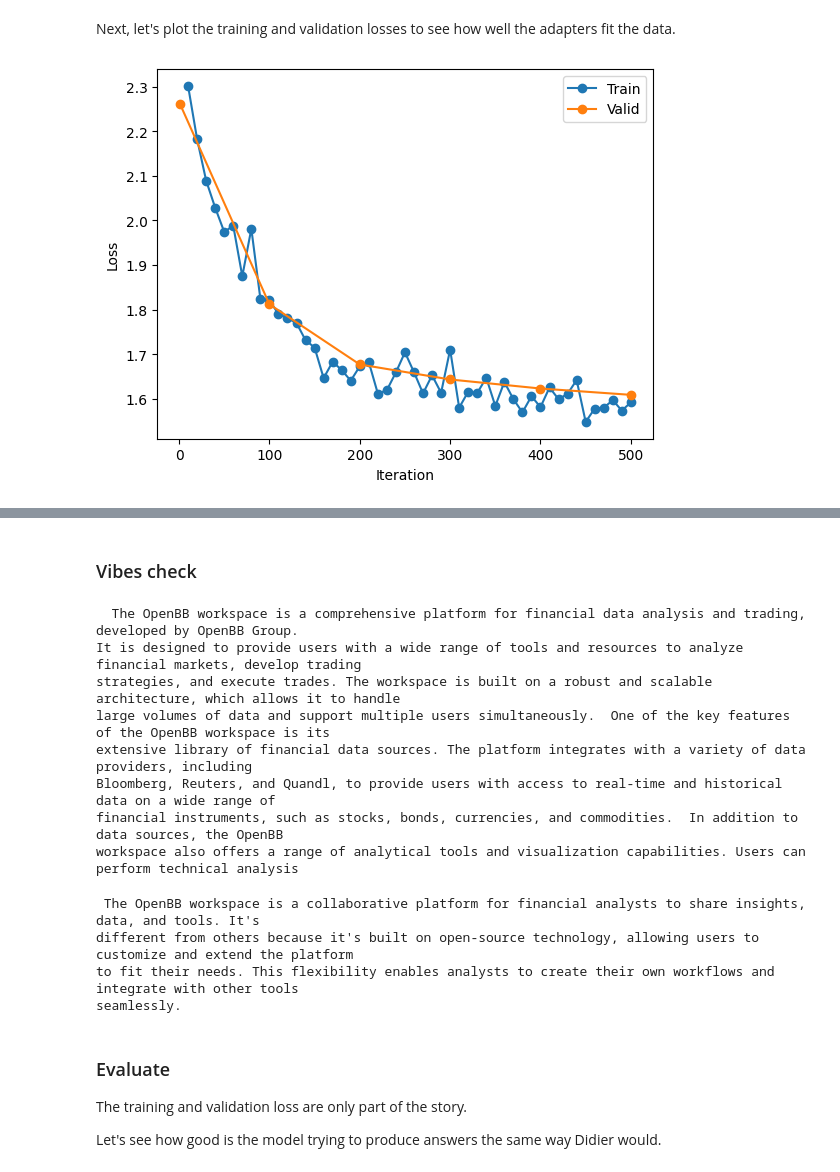
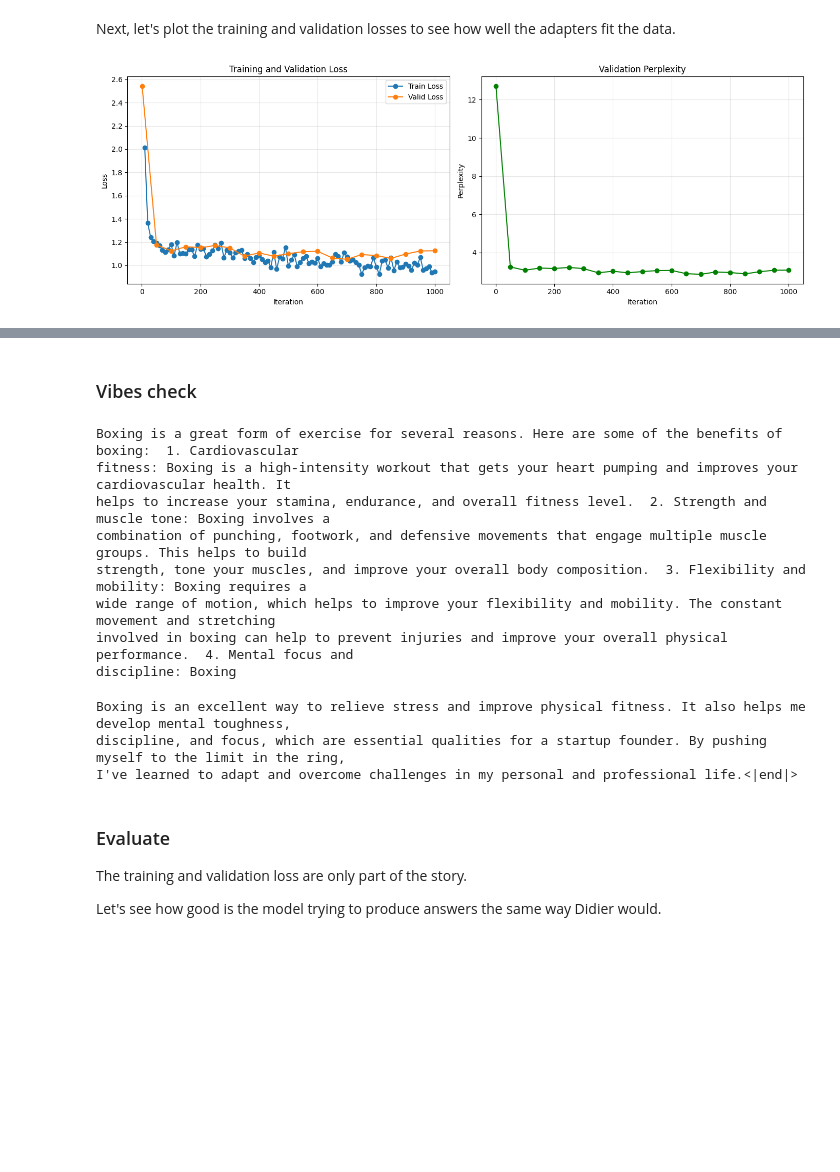
Before and after one commit to DidierRLopes/fine-tune-llm, a Jupyter notebook: fine-tune.ipynb, the cells around one changed output, grey strips where cells are left out. Cells and saved outputs as stored; diff of their text form; code cells hidden in the pictures; blank space fills up the shorter version.

Commit message:
improvements

```diff
--- a/fine-tune.ipynb
+++ b/fine-tune.ipynb
@@ -306,12 +545,15 @@ To disable this warning, you can either:
 # %% [markdown]
 Next, let's plot the training and validation losses to see how well the adapters fit the data.
 # %%
-train_its, train_losses = zip(*metrics.train_losses)
-val_its, val_losses = zip(*metrics.val_losses)
-plt.plot(train_its, train_losses, '-o')
-plt.plot(val_its, val_losses, '-o')
-plt.xlabel("Iteration")
-plt.ylabel("Loss")
-plt.legend(['Train', "Valid"]);
+# Use the enhanced plotting method from metrics
+metrics.plot_metrics()
+
+# Print final metrics summary
+if metrics.val_losses:
+    final_val_loss = metrics.val_losses[-1][1]
+    final_perplexity = np.exp(final_val_loss)
+    print(f"\nFinal validation loss: {final_val_loss:.4f}")
+    print(f"Final perplexity: {final_perplexity:.2f}")
+    print(f"Best validation loss: {metrics.best_val_loss:.4f}")
 # %% [output]
-[figure, old version]
+[figure, new version]
@@ -320,25 +565,38 @@ plt.legend(['Train', "Valid"]);
 # %%
 base_model, base_tokenizer = load(base_model_path)
 # %%
-base_model_answer = generate(base_model, base_tokenizer, "What is the OpenBB workspace? How is it different from others?", max_tokens=200)
+# Use proper Phi-3 format for generation
+prompt = (
+    f"<|system|>\n{SYSTEM_PROMPT}<|end|>\n"
+    "<|user|>\nWhy is boxing good for you?<|end|>\n"
+    "<|assistant|>"
+)
+
+base_model_answer = generate(base_model, base_tokenizer, prompt, max_tokens=200)
 print(fill(base_model_answer, width=120))
 # %% [output]
-  The OpenBB workspace is a comprehensive platform for financial data analysis and trading, developed by OpenBB Group.
-It is designed to provide users with a wide range of tools and resources to analyze financial markets, develop trading
-strategies, and execute trades. The workspace is built on a robust and scalable architecture, which allows it to handle
-large volumes of data and support multiple users simultaneously.  One of the key features of the OpenBB workspace is its
-extensive library of financial data sources. The platform integrates with a variety of data providers, including
-Bloomberg, Reuters, and Quandl, to provide users with access to real-time and historical data on a wide range of
-financial instruments, such as stocks, bonds, currencies, and commodities.  In addition to data sources, the OpenBB
-workspace also offers a range of analytical tools and visualization capabilities. Users can perform technical analysis
+Boxing is a great form of exercise for several reasons. Here are some of the benefits of boxing:  1. Cardiovascular
+fitness: Boxing is a high-intensity workout that gets your heart pumping and improves your cardiovascular health. It
+helps to increase your stamina, endurance, and overall fitness level.  2. Strength and muscle tone: Boxing involves a
+combination of punching, footwork, and defensive movements that engage multiple muscle groups. This helps to build
+strength, tone your muscles, and improve your overall body composition.  3. Flexibility and mobility: Boxing requires a
+wide range of motion, which helps to improve your flexibility and mobility. The constant movement and stretching
+involved in boxing can help to prevent injuries and improve your overall physical performance.  4. Mental focus and
+discipline: Boxing
 # %%
-ft_model_answer = generate(model, tokenizer, "What is the OpenBB workspace? How is it different from others?", max_tokens=200)
+# Use the same Phi-3 format for the fine-tuned model
+prompt = (
+    f"<|system|>\n{SYSTEM_PROMPT}<|end|>\n"
+    "<|user|>\nWhy is boxing good for you?<|end|>\n"
+    "<|assistant|>"
+)
+
+ft_model_answer = generate(model, tokenizer, prompt, max_tokens=200)
 print(fill(ft_model_answer, width=120))
 # %% [output]
- The OpenBB workspace is a collaborative platform for financial analysts to share insights, data, and tools. It's
-different from others because it's built on open-source technology, allowing users to customize and extend the platform
-to fit their needs. This flexibility enables analysts to create their own workflows and integrate with other tools
-seamlessly.
+Boxing is an excellent way to relieve stress and improve physical fitness. It also helps me develop mental toughness,
+discipline, and focus, which are essential qualities for a startup founder. By pushing myself to the limit in the ring,
+I've learned to adapt and overcome challenges in my personal and professional life.<|end|>
 # %% [markdown]
 ### Evaluate
 
```
Also changed, not shown: parts of 25 cells of this notebook, 1 other file.
